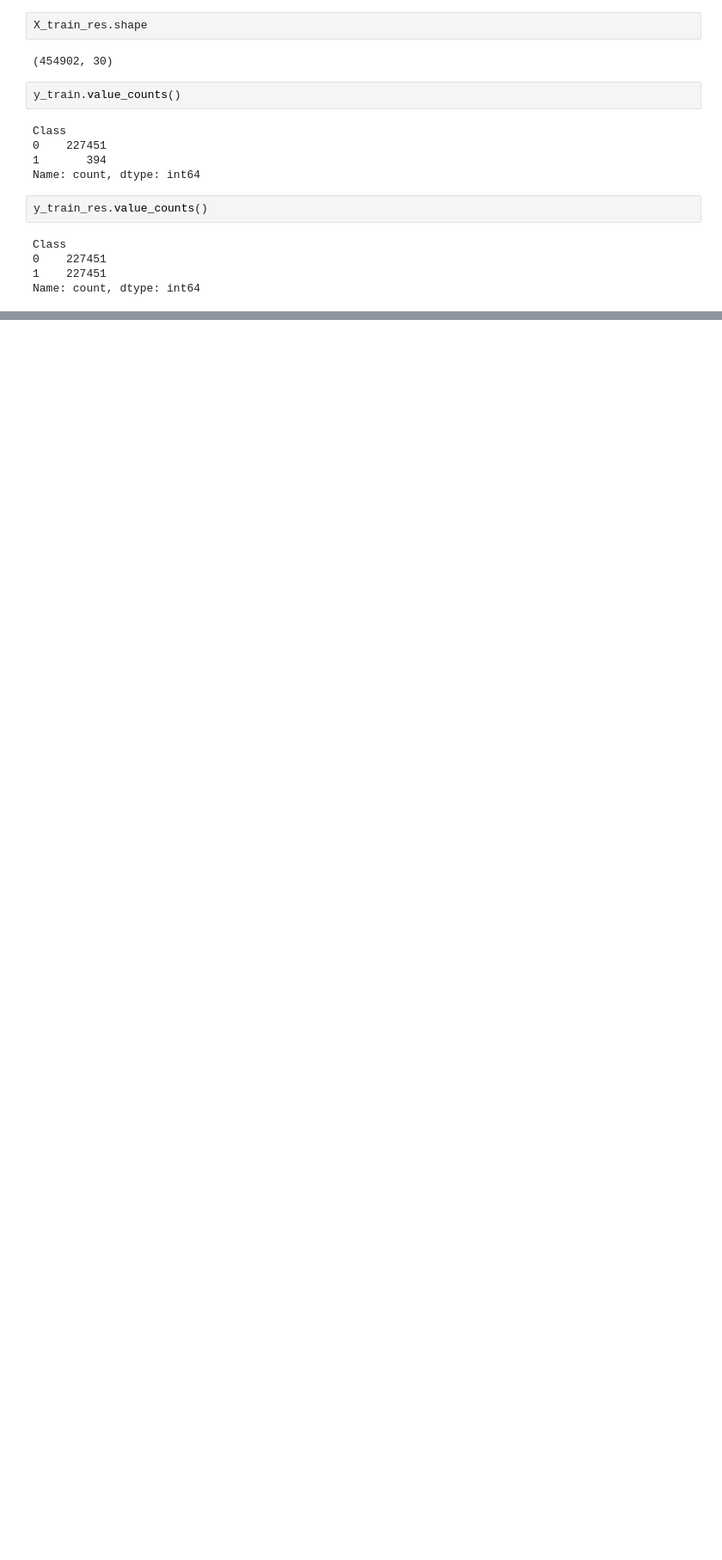
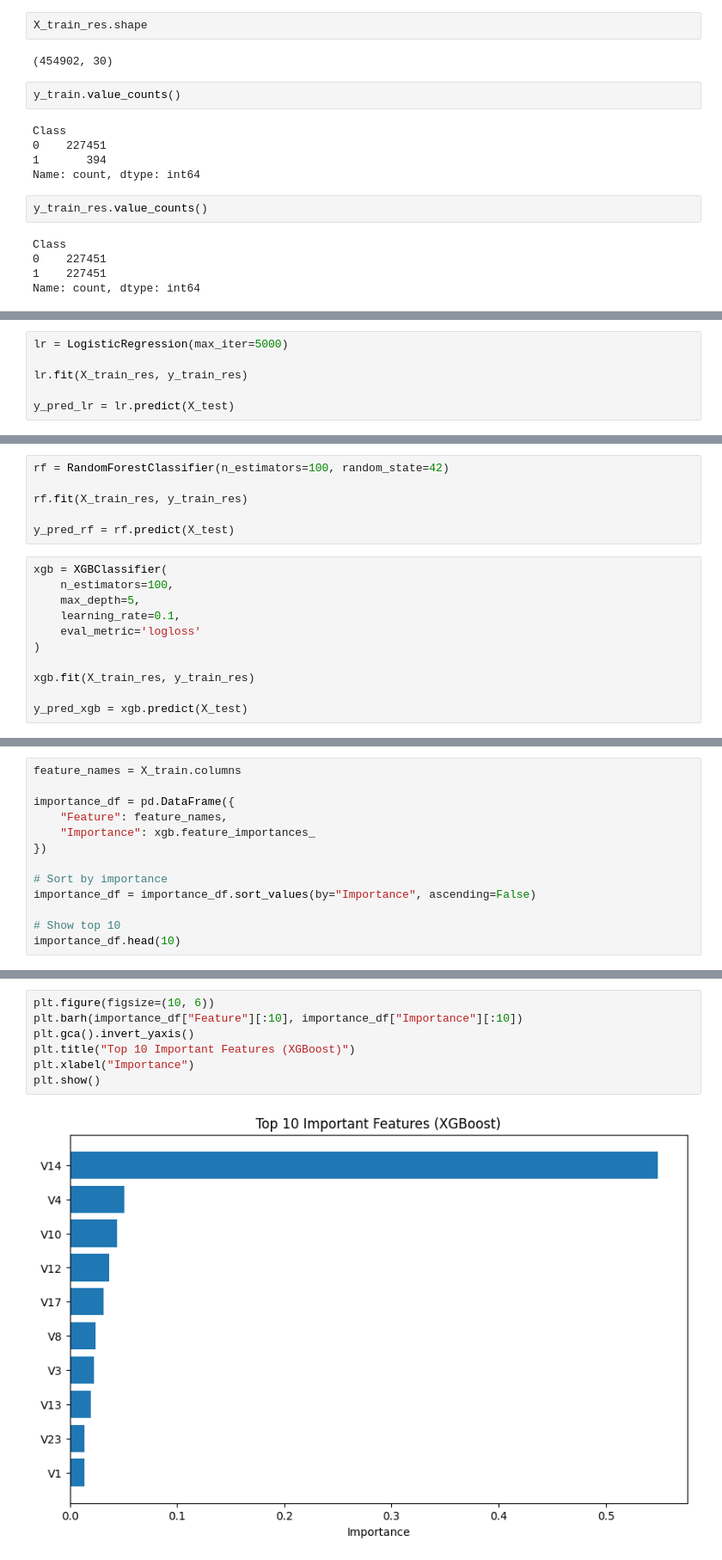
Before and after one commit to MohitParmar78/adaptive-fraud-detection-mlops, a Jupyter notebook: notebooks/eda.ipynb, the cells around one changed output, grey strips where cells are left out. Shown at 86% size. Cells and saved outputs as stored; diff of their text form; blank space fills up the shorter version.

```diff
--- a/notebooks/eda.ipynb
+++ b/notebooks/eda.ipynb
@@ -199,0 +204,6 @@ Name: count, dtype: int64
+# %%
+lr = LogisticRegression(max_iter=5000)
+
+lr.fit(X_train_res, y_train_res)
+
+y_pred_lr = lr.predict(X_test)
@@ -199,0 +219,17 @@ Name: count, dtype: int64
+# %%
+rf = RandomForestClassifier(n_estimators=100, random_state=42)
+
+rf.fit(X_train_res, y_train_res)
+
+y_pred_rf = rf.predict(X_test)
+# %%
+xgb = XGBClassifier(
+    n_estimators=100,
+    max_depth=5,
+    learning_rate=0.1,
+    eval_metric='logloss'
+)
+
+xgb.fit(X_train_res, y_train_res)
+
+y_pred_xgb = xgb.predict(X_test)
@@ -199,0 +412,13 @@ Name: count, dtype: int64
+# %%
+feature_names = X_train.columns
+
+importance_df = pd.DataFrame({
+    "Feature": feature_names,
+    "Importance": xgb.feature_importances_
+})
+
+# Sort by importance
+importance_df = importance_df.sort_values(by="Importance", ascending=False)
+
+# Show top 10
+importance_df.head(10)
@@ -199,0 +437,9 @@ Name: count, dtype: int64
+# %%
+plt.figure(figsize=(10, 6))
+plt.barh(importance_df["Feature"][:10], importance_df["Importance"][:10])
+plt.gca().invert_yaxis()
+plt.title("Top 10 Important Features (XGBoost)")
+plt.xlabel("Importance")
+plt.show()
+# %% [output]
+[figure, added]
```
Also changed, not shown: parts of 27 cells of this notebook, 22 other files.
